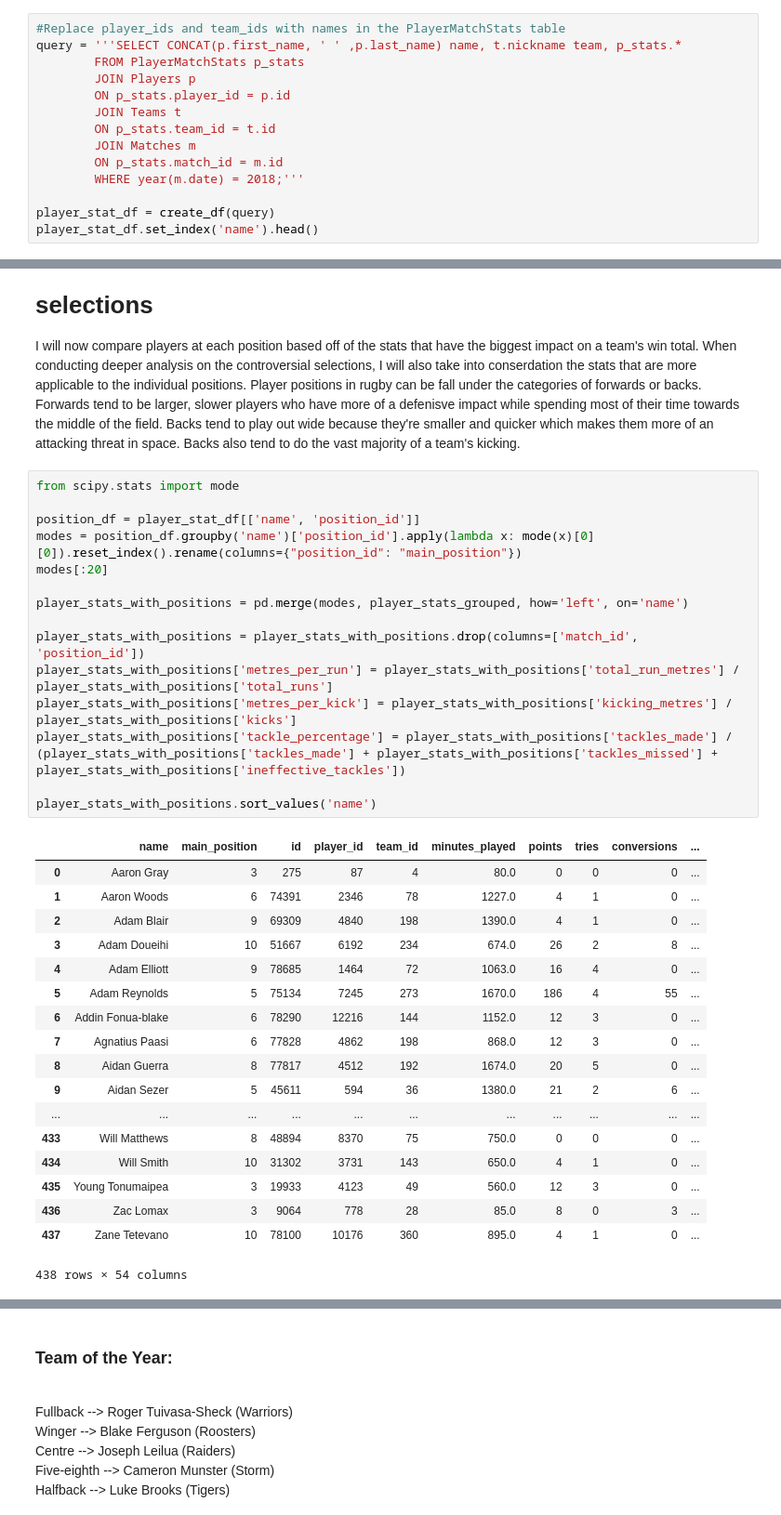
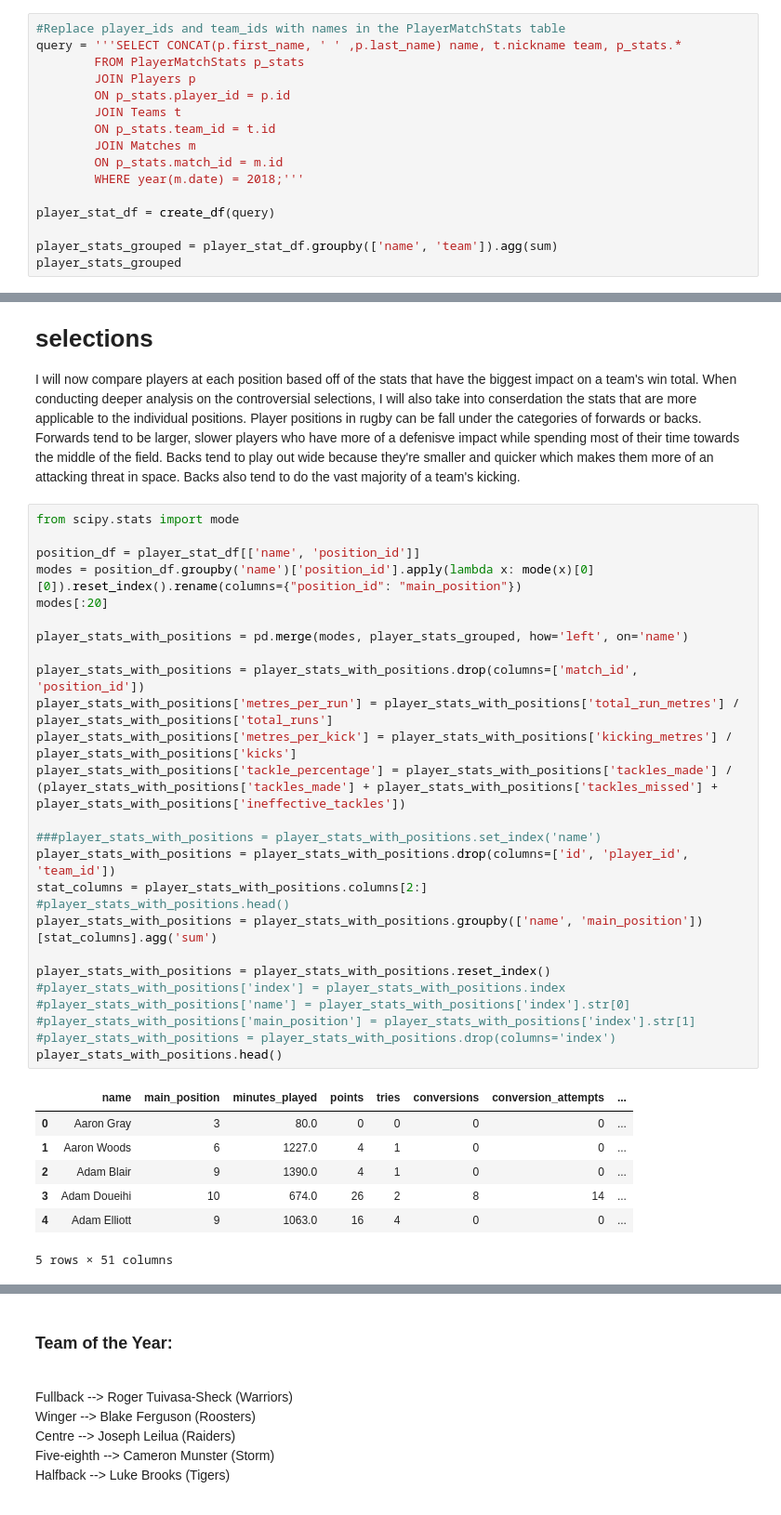
Before and after one commit to njpowers7915/NRL-match-data, a Jupyter notebook: NRL match analysis.ipynb, the cells around one changed output, grey strips where cells are left out. Shown at 93% size. Saved outputs shown, nothing was run; the diff lists cells and outputs as text.

```diff
--- a/NRL match analysis.ipynb
+++ b/NRL match analysis.ipynb
@@ -161,5 +161,7 @@ query = '''SELECT CONCAT(p.first_name, ' ' ,p.last_name) name, t.nickname team,
         WHERE year(m.date) = 2018;'''
 
 player_stat_df = create_df(query)
-player_stat_df.set_index('name').head()
+
+player_stats_grouped = player_stat_df.groupby(['name', 'team']).agg(sum)
+player_stats_grouped
 # %% [output]
@@ -257,34 +270,34 @@ I will now compare players at each position based off of the stats that have the
 # %%
 from scipy.stats import mode
 
 position_df = player_stat_df[['name', 'position_id']]
 modes = position_df.groupby('name')['position_id'].apply(lambda x: mode(x)[0][0]).reset_index().rename(columns={"position_id": "main_position"})
 modes[:20]
 
 player_stats_with_positions = pd.merge(modes, player_stats_grouped, how='left', on='name')
 
 player_stats_with_positions = player_stats_with_positions.drop(columns=['match_id', 'position_id'])
 player_stats_with_positions['metres_per_run'] = player_stats_with_positions['total_run_metres'] / player_stats_with_positions['total_runs']
 player_stats_with_positions['metres_per_kick'] = player_stats_with_positions['kicking_metres'] / player_stats_with_positions['kicks']
 player_stats_with_positions['tackle_percentage'] = player_stats_with_positions['tackles_made'] / (player_stats_with_positions['tackles_made'] + player_stats_with_positions['tackles_missed'] + player_stats_with_positions['ineffective_tackles'])
 
-player_stats_with_positions.sort_values('name')
+###player_stats_with_positions = player_stats_with_positions.set_index('name')
+player_stats_with_positions = player_stats_with_positions.drop(columns=['id', 'player_id', 'team_id'])
+stat_columns = player_stats_with_positions.columns[2:]
+#player_stats_with_positions.head()
+player_stats_with_positions = player_stats_with_positions.groupby(['name', 'main_position'])[stat_columns].agg('sum')
+
+player_stats_with_positions = player_stats_with_positions.reset_index()
+#player_stats_with_positions['index'] = player_stats_with_positions.index
+#player_stats_with_positions['name'] = player_stats_with_positions['index'].str[0]
+#player_stats_with_positions['main_position'] = player_stats_with_positions['index'].str[1]
+#player_stats_with_positions = player_stats_with_positions.drop(columns='index')
+player_stats_with_positions.head()
 # %% [output]
-|  | name | main_position | id | player_id | team_id | minutes_played | points | tries | conversions | ... |
-| 0 | Aaron Gray | 3 | 275 | 87 | 4 | 80.0 | 0 | 0 | 0 | ... |
-| 1 | Aaron Woods | 6 | 74391 | 2346 | 78 | 1227.0 | 4 | 1 | 0 | ... |
-| 2 | Adam Blair | 9 | 69309 | 4840 | 198 | 1390.0 | 4 | 1 | 0 | ... |
-| 3 | Adam Doueihi | 10 | 51667 | 6192 | 234 | 674.0 | 26 | 2 | 8 | ... |
-| 4 | Adam Elliott | 9 | 78685 | 1464 | 72 | 1063.0 | 16 | 4 | 0 | ... |
-| 5 | Adam Reynolds | 5 | 75134 | 7245 | 273 | 1670.0 | 186 | 4 | 55 | ... |
-| 6 | Addin Fonua-blake | 6 | 78290 | 12216 | 144 | 1152.0 | 12 | 3 | 0 | ... |
-| 7 | Agnatius Paasi | 6 | 77828 | 4862 | 198 | 868.0 | 12 | 3 | 0 | ... |
-| 8 | Aidan Guerra | 8 | 77817 | 4512 | 192 | 1674.0 | 20 | 5 | 0 | ... |
-| 9 | Aidan Sezer | 5 | 45611 | 594 | 36 | 1380.0 | 21 | 2 | 6 | ... |
-| ... | ... | ... | ... | ... | ... | ... | ... | ... | ... | ... |
-| 433 | Will Matthews | 8 | 48894 | 8370 | 75 | 750.0 | 0 | 0 | 0 | ... |
-| 434 | Will Smith | 10 | 31302 | 3731 | 143 | 650.0 | 4 | 1 | 0 | ... |
-| 435 | Young Tonumaipea | 3 | 19933 | 4123 | 49 | 560.0 | 12 | 3 | 0 | ... |
-| 436 | Zac Lomax | 3 | 9064 | 778 | 28 | 85.0 | 8 | 0 | 3 | ... |
-| 437 | Zane Tetevano | 10 | 78100 | 10176 | 360 | 895.0 | 4 | 1 | 0 | ... |
+|  | name | main_position | minutes_played | points | tries | conversions | conversion_attempts | ... |
+| 0 | Aaron Gray | 3 | 80.0 | 0 | 0 | 0 | 0 | ... |
+| 1 | Aaron Woods | 6 | 1227.0 | 4 | 1 | 0 | 0 | ... |
+| 2 | Adam Blair | 9 | 1390.0 | 4 | 1 | 0 | 0 | ... |
+| 3 | Adam Doueihi | 10 | 674.0 | 26 | 2 | 8 | 14 | ... |
+| 4 | Adam Elliott | 9 | 1063.0 | 16 | 4 | 0 | 0 | ... |
-438 rows × 54 columns
+5 rows × 51 columns
```
Also changed, not shown: parts of 3 cells of this notebook.
